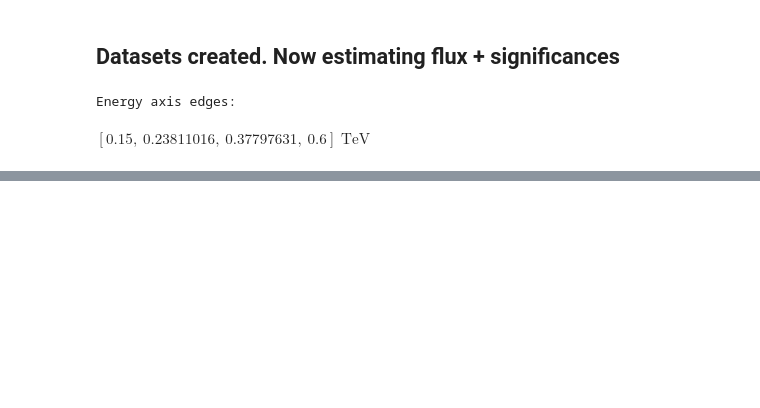
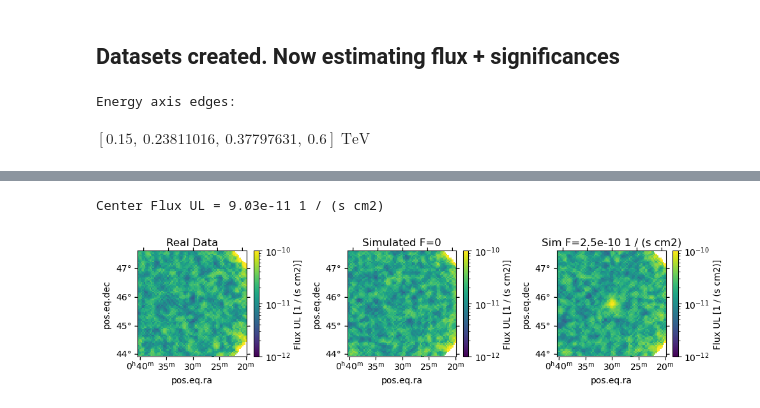
Before and after one commit to juanjq/gw-gamma-global-uls, a Jupyter notebook: notebook_check_1_simulation.ipynb, the cells around one changed output, grey strips where cells are left out. Drawn from its saved outputs; the diff is of its cells as text; code cells hidden in the pictures; blank space fills up the shorter version.

```diff
--- a/notebook_check_1_simulation.ipynb
+++ b/notebook_check_1_simulation.ipynb
@@ -456,0 +481,26 @@ Wall time: 39.2 s
+# %%
+fig, (ax1, ax2, ax3) = plt.subplots(1, 3, figsize=(10, 2.6), subplot_kw={"projection": geom.wcs})
+
+a1 = ax1.pcolormesh(
+    bin_edges_ra, bin_edges_dec, maps_real.flux_ul.data[0], cmap="viridis",
+    transform=ax1.get_transform("icrs"), norm=LogNorm(vmin=1e-12, vmax=1e-10)
+)
+a2 = ax2.pcolormesh(
+    bin_edges_ra, bin_edges_dec, maps_simulated.flux_ul.data[0],
+    transform=ax2.get_transform("icrs"), norm=LogNorm(vmin=1e-12, vmax=1e-10)
+)
+a3 = ax3.pcolormesh(
+    bin_edges_ra, bin_edges_dec, maps_simulated_f.flux_ul.data[0],
+    transform=ax3.get_transform("icrs"), norm=LogNorm(vmin=1e-12, vmax=1e-10)
+)
+fig.colorbar(a1, ax=ax1, label="Flux UL [1 / (s cm2)]"); ax1.set_title("Real Data")
+fig.colorbar(a2, ax=ax2, label="Flux UL [1 / (s cm2)]"); ax2.set_title("Simulated F=0")
+fig.colorbar(a3, ax=ax3, label="Flux UL [1 / (s cm2)]"); ax3.set_title(f"Sim F={flux_A:.1e}")
+plt.tight_layout()
+
+c_f_ul = maps_simulated_f.flux_ul.data[0][*np.array(maps_simulated_f.flux_ul.data[0].shape)//2]
+print(f"Center Flux UL = {c_f_ul:.2e} 1 / (s cm2)")
+plt.show()
+# %% [output]
+Center Flux UL = 9.03e-11 1 / (s cm2)
+[figure, added]
```
Also changed, not shown: parts of 23 cells of this notebook, 6 other files.
